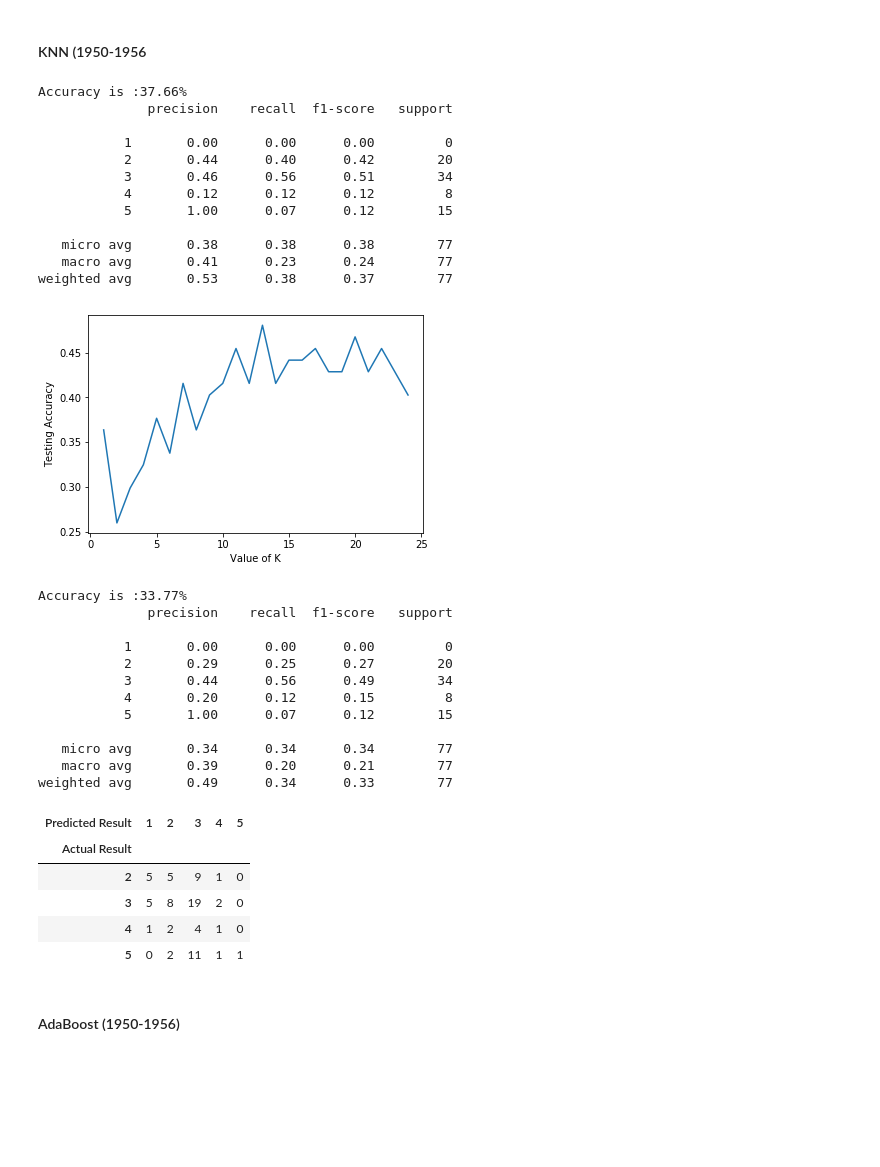
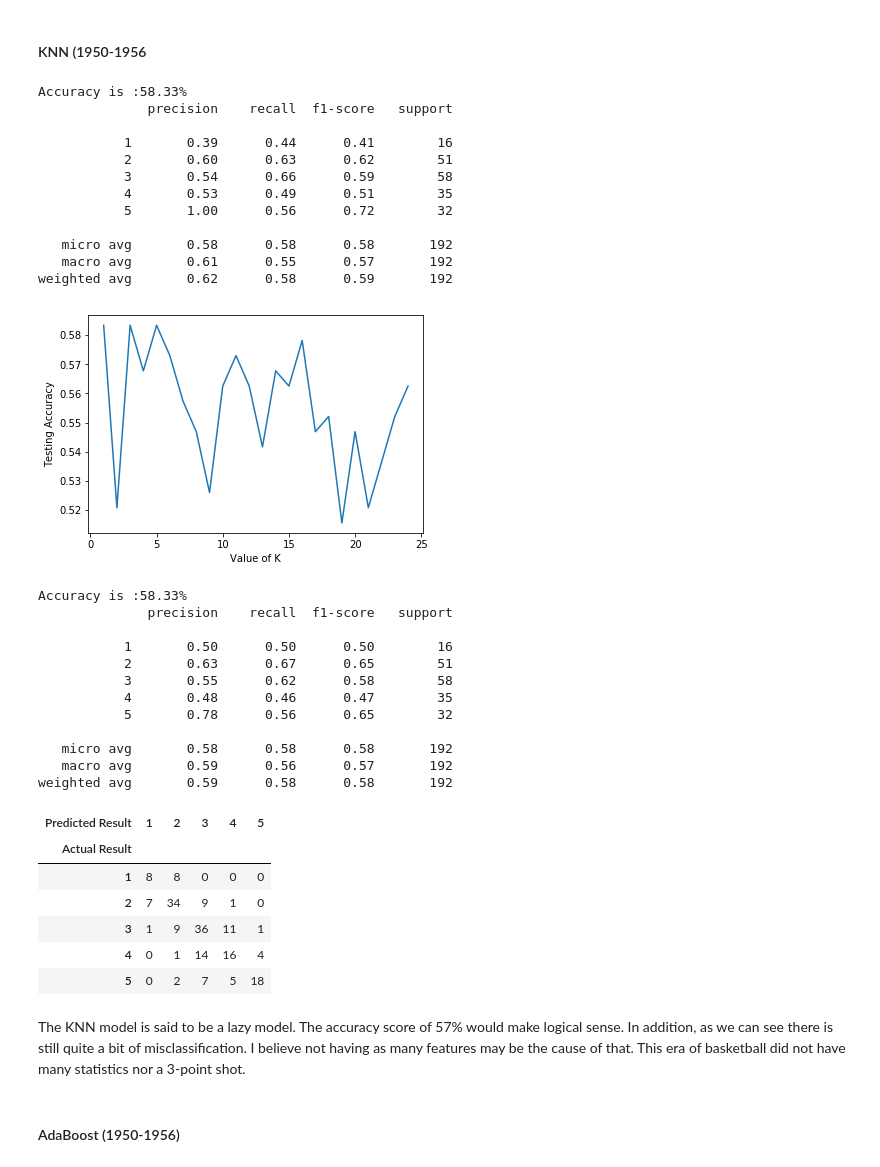
Before and after one commit to gabertooth/dsc-mod-5-project-online-ds-pt-021119, a Jupyter notebook: student.ipynb, the cells around one changed output. Drawn from its saved outputs; the diff is of its cells as text; code cells hidden in the pictures; blank space fills up the shorter version.

```diff
--- a/student.ipynb
+++ b/student.ipynb
@@ -192 +228,6 @@ Function Definitions
+# %%
+def scale_df(df): #Simple function to easily be able to scale my data at any point
+    scaler= StandardScaler()
+    scaled_df= pd.DataFrame(scaler.fit_transform(df),columns=df.columns)
+    return scaled_df
 # %%
@@ -650,0 +524,13 @@ memory usage: 89.5+ KB
+# %%
+NBA_1950_1956.loc[NBA_1950_1956['Pos']=='PG', 'Pos'] = 1 #one hot encoding the string Position column into numbers
+NBA_1950_1956.loc[NBA_1950_1956['Pos']=='G-F', 'Pos']= 3
+NBA_1950_1956.loc[NBA_1950_1956['Pos']=='SF', 'Pos']= 3
+NBA_1950_1956.loc[NBA_1950_1956['Pos']=='SG', 'Pos']= 2
+NBA_1950_1956.loc[NBA_1950_1956['Pos']=='G', 'Pos']= 2
+NBA_1950_1956.loc[NBA_1950_1956['Pos']=='F', 'Pos']= 3
+NBA_1950_1956.loc[NBA_1950_1956['Pos']=='F-C', 'Pos']= 4
+NBA_1950_1956.loc[NBA_1950_1956['Pos']=='F-G', 'Pos']= 3
+NBA_1950_1956.loc[NBA_1950_1956['Pos']=='PF', 'Pos']= 4
+NBA_1950_1956.loc[NBA_1950_1956['Pos']=='C', 'Pos']= 5
+NBA_1950_1956.loc[NBA_1950_1956['Pos']=='C-F', 'Pos']= 5
+#Multicollinearity Heatmap Matrix
@@ -651,5 +545,4 @@ memory usage: 89.5+ KB
 # %%
-X=NBA_1950_1956.drop(['Pos','Year','Tm','Player','FTA','FT','FGA','FG','WS/48'], axis=1)
+X=NBA_1950_1956.drop(['Pos','Year','Tm','Player','FTA','FT','FGA','FG','WS/48','2PA','2P','FG','FGA','PTS'], axis=1)
 y=NBA_1950_1956['Pos']
-
-# NBA_1950_1956= NBA_1950_1956.drop(['Pos','Year','Tm','Player','FTA','FT','FGA','FG','WS/48','college','height'], axis=1)
+#Dividing out data into the target (y) and the features (X)
@@ -660,39 +549,44 @@ heatmap(NBA_1950_1956)
+# %%
+X= scale_df(X) #Scaled the features in order to run models
 # %% [markdown]
 #### KNN (1950-1956
 # %%
-KNN(NBA_1950_1956,X,y)
+KNN(X,y)
 # %% [output]
-Accuracy is :37.66%
+Accuracy is :58.33%
               precision    recall  f1-score   support
 
-           1       0.00      0.00      0.00         0
-           2       0.44      0.40      0.42        20
-           3       0.46      0.56      0.51        34
-           4       0.12      0.12      0.12         8
-           5       1.00      0.07      0.12        15
+           1       0.39      0.44      0.41        16
+           2       0.60      0.63      0.62        51
+           3       0.54      0.66      0.59        58
+           4       0.53      0.49      0.51        35
+           5       1.00      0.56      0.72        32
 
-   micro avg       0.38      0.38      0.38        77
-   macro avg       0.41      0.23      0.24        77
-weighted avg       0.53      0.38      0.37        77
+   micro avg       0.58      0.58      0.58       192
+   macro avg       0.61      0.55      0.57       192
+weighted avg       0.62      0.58      0.59       192
-[figure, old version]
+[figure, new version]
-Accuracy is :33.77%
+Accuracy is :58.33%
               precision    recall  f1-score   support
 
-           1       0.00      0.00      0.00         0
-           2       0.29      0.25      0.27        20
-           3       0.44      0.56      0.49        34
-           4       0.20      0.12      0.15         8
-           5       1.00      0.07      0.12        15
+           1       0.50      0.50      0.50        16
+           2       0.63      0.67      0.65        51
+           3       0.55      0.62      0.58        58
+           4       0.48      0.46      0.47        35
+           5       0.78      0.56      0.65        32
 
-   micro avg       0.34      0.34      0.34        77
-   macro avg       0.39      0.20      0.21        77
-weighted avg       0.49      0.34      0.33        77
+   micro avg       0.58      0.58      0.58       192
+   macro avg       0.59      0.56      0.57       192
+weighted avg       0.59      0.58      0.58       192
 | Predicted Result | 1 | 2 | 3 | 4 | 5 |
 | Actual Result |  |  |  |  |  |
-| 2 | 5 | 5 | 9 | 1 | 0 |
-| 3 | 5 | 8 | 19 | 2 | 0 |
-| 4 | 1 | 2 | 4 | 1 | 0 |
-| 5 | 0 | 2 | 11 | 1 | 1 |
+| 1 | 8 | 8 | 0 | 0 | 0 |
+| 2 | 7 | 34 | 9 | 1 | 0 |
+| 3 | 1 | 9 | 36 | 11 | 1 |
+| 4 | 0 | 1 | 14 | 16 | 4 |
+| 5 | 0 | 2 | 7 | 5 | 18 |
+# %% [markdown]
+The KNN model is said to be a lazy model. The accuracy score of 57% would make logical sense. In addition, as we can see there is still quite a bit of misclassification. I believe not having as many features may be the cause of that. This era of basketball did not have many statistics nor a 3-point shot.
 # %% [markdown]
 #### AdaBoost (1950-1956)
 # %%
```
Also changed, not shown: parts of 191 cells of this notebook.
